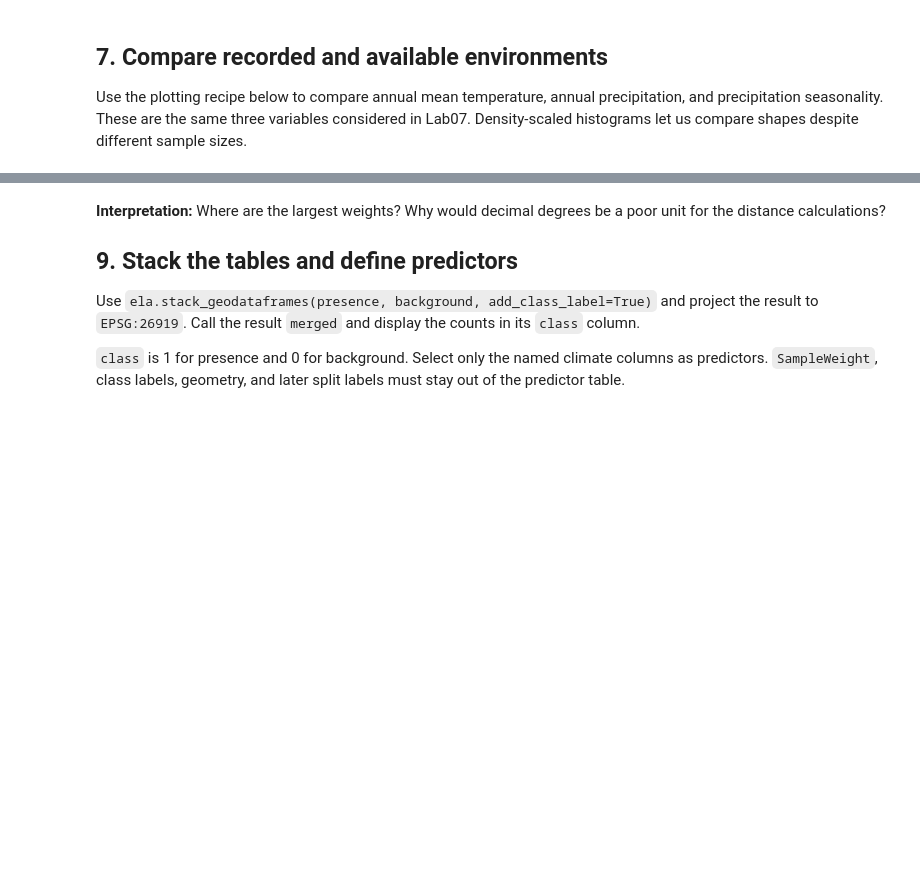
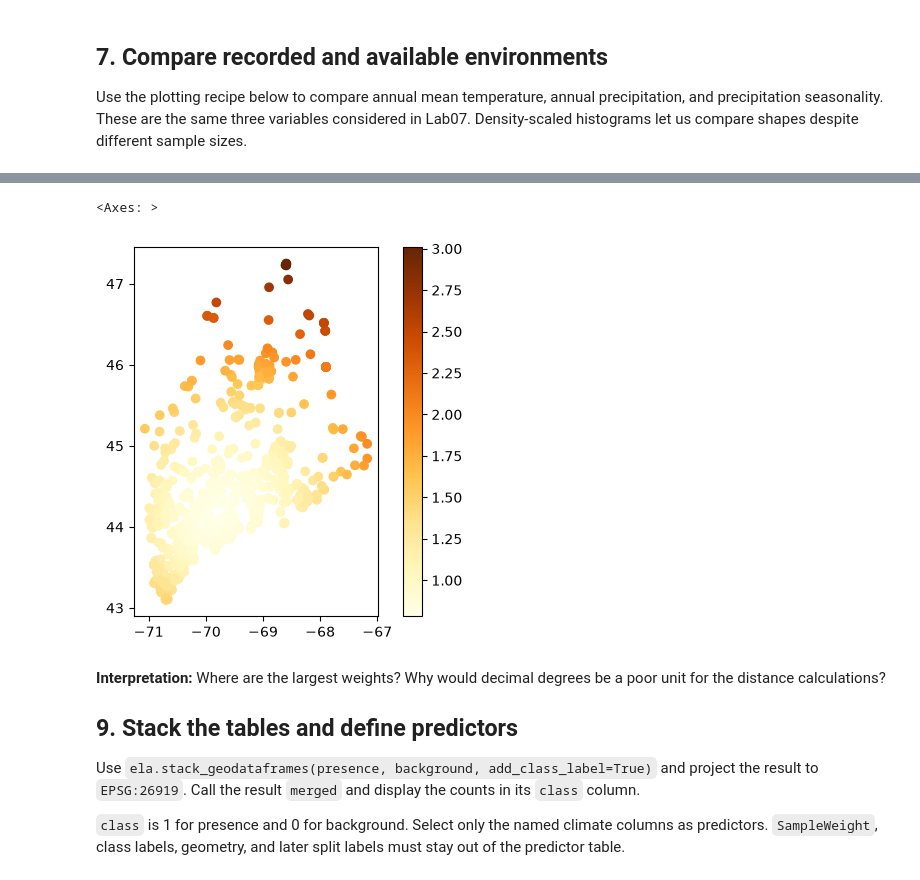
Before and after one commit to drewgutt/BIO597-SpatialBiodiversity, a Jupyter notebook: docs/assignments/Assignment-08-SDM-Software.ipynb, the cells around one changed output, grey strips where cells are left out. Drawn from its saved outputs; the diff is of its cells as text; code cells hidden in the pictures; blank space fills up the shorter version.

```diff
--- a/docs/assignments/Assignment-08-SDM-Software.ipynb
+++ b/docs/assignments/Assignment-08-SDM-Software.ipynb
@@ -135,8 +278,16 @@ Following the lab, use `ela.distance_weights(..., n_neighbors=-1)` to calculate
 The weights give relatively isolated observations more influence than observations in dense clusters. They do not turn an unobserved location into a confirmed absence.
 # %%
 # Calculate presence["SampleWeight"] using presence.to_crs("EPSG:26919").
+presence['SampleWeight'] = ela.distance_weights(presence.to_crs('EPSG:26919'), n_neighbors=-1)
+
 # Calculate background["SampleWeight"] the same way.
+background_points['SampleWeight'] = ela.distance_weights(background_points.to_crs('EPSG:26919'), n_neighbors=-1)
+
 # Plot the presence weights with a legend.
+presence.plot(column='SampleWeight', legend=True, cmap='YlOrBr')
+# %% [output]
+<Axes: >
+[figure, added]
 # %% [markdown]
 **Interpretation:** Where are the largest weights? Why would decimal degrees be a poor unit for the distance calculations?
 
```
Also changed, not shown: parts of 23 cells of this notebook, 2 other files.
